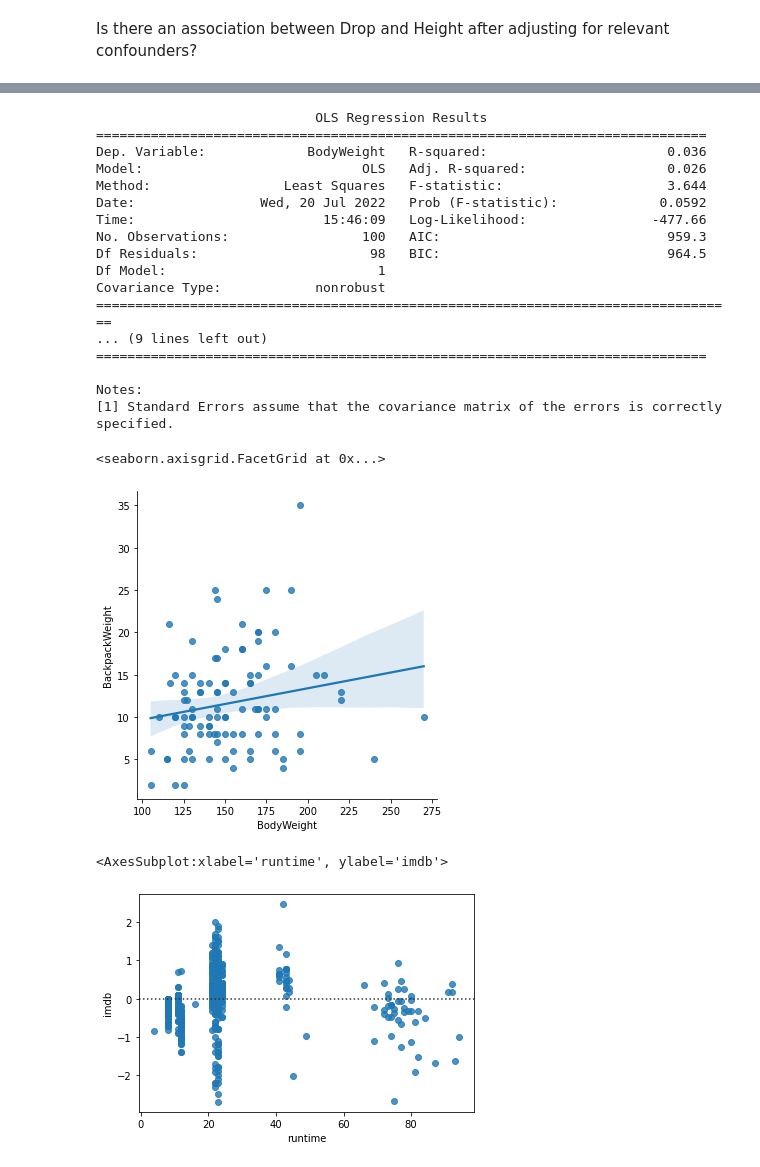
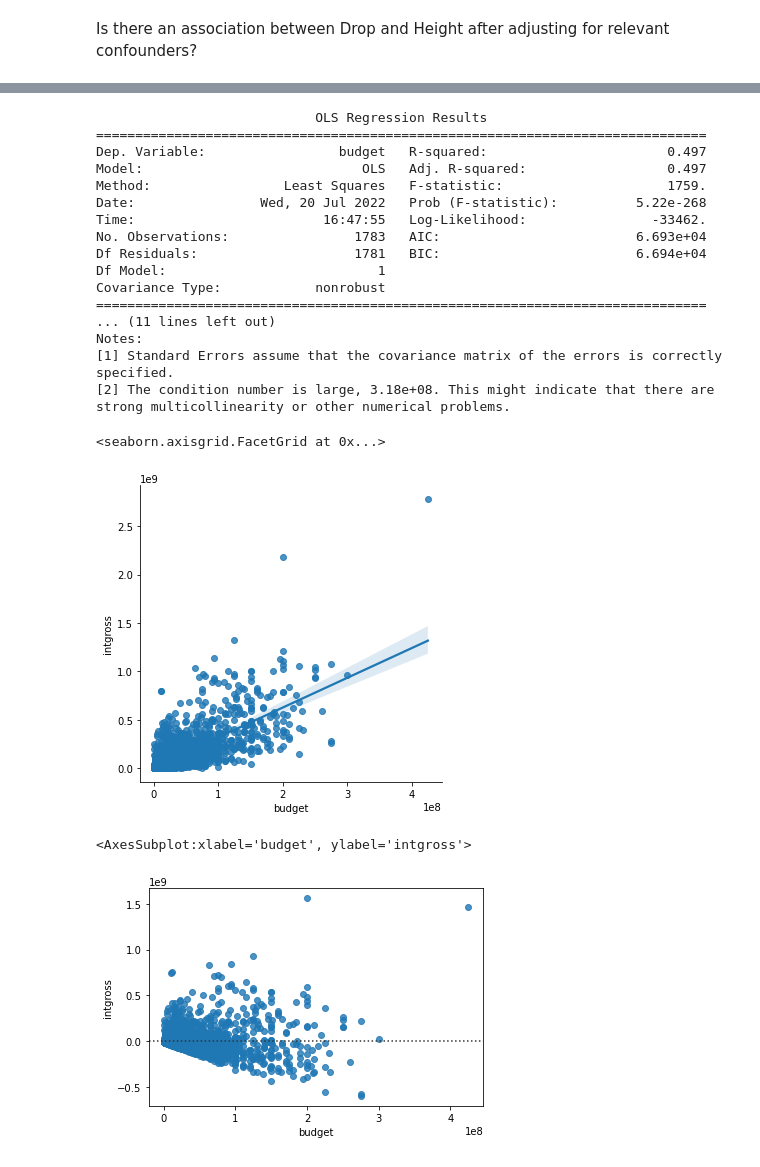
Before and after one commit to vnguyen24/SURF2022, a Jupyter notebook: Session4/Michelle_prep.ipynb, the cells around one changed output, grey strips where cells are left out. Cells and saved outputs as stored; diff of their text form; code cells hidden in the pictures.

Commit message:
added data set

```diff
--- a/Session4/Michelle_prep.ipynb
+++ b/Session4/Michelle_prep.ipynb
@@ -166,0 +165,3 @@ ct = pd.read_csv("hartford_police.csv")
+# %%
+url = "https://raw.githubusercontent.com/fivethirtyeight/data/master/avengers/avengers.csv"
+mov = pd.read_csv(url,error_bad_lines=False)
@@ -177,32 +180,32 @@ ct.head()
 # %%
 import statsmodels.formula.api as smf
-model1 = smf.ols(data = bp, formula = "BodyWeight ~ BackpackWeight").fit()
+model1 = smf.ols(data =  mov, formula = "budget ~ intgross").fit()
 print(model1.summary())
 # %% [output]
                             OLS Regression Results
 ==============================================================================
-Dep. Variable:             BodyWeight   R-squared:                       0.036
-Model:                            OLS   Adj. R-squared:                  0.026
-Method:                 Least Squares   F-statistic:                     3.644
-Date:                Wed, 20 Jul 2022   Prob (F-statistic):             0.0592
-Time:                        15:46:09   Log-Likelihood:                -477.66
-No. Observations:                 100   AIC:                             959.3
-Df Residuals:                      98   BIC:                             964.5
+Dep. Variable:                 budget   R-squared:                       0.497
+Model:                            OLS   Adj. R-squared:                  0.497
+Method:                 Least Squares   F-statistic:                     1759.
+Date:                Wed, 20 Jul 2022   Prob (F-statistic):          5.22e-268
+Time:                        16:47:55   Log-Likelihood:                -33462.
+No. Observations:                1783   AIC:                         6.693e+04
+Df Residuals:                    1781   BIC:                         6.694e+04
 Df Model:                           1
 Covariance Type:            nonrobust
-==================================================================================
-... (9 lines left out)
 ==============================================================================
-
+... (11 lines left out)
 Notes:
 [1] Standard Errors assume that the covariance matrix of the errors is correctly specified.
+[2] The condition number is large, 3.18e+08. This might indicate that there are
+strong multicollinearity or other numerical problems.
 # %%
-sns.lmplot(data = bp, x = "BodyWeight", y = "BackpackWeight")
+sns.lmplot(data = mov, x = "budget", y = "intgross")
 # %% [output]
 <seaborn.axisgrid.FacetGrid at 0x...>
-[figure, old version]
+[figure, new version]
 # %%
-sns.residplot(data = scooby, x = "runtime", y = "imdb")
+sns.residplot(data = mov, x = "budget", y = "intgross")
 # %% [output]
-<AxesSubplot:xlabel='runtime', ylabel='imdb'>
+<AxesSubplot:xlabel='budget', ylabel='intgross'>
-[figure, old version]
+[figure, new version]
```
Also changed, not shown: parts of 3 cells of this notebook, 3 other files.
